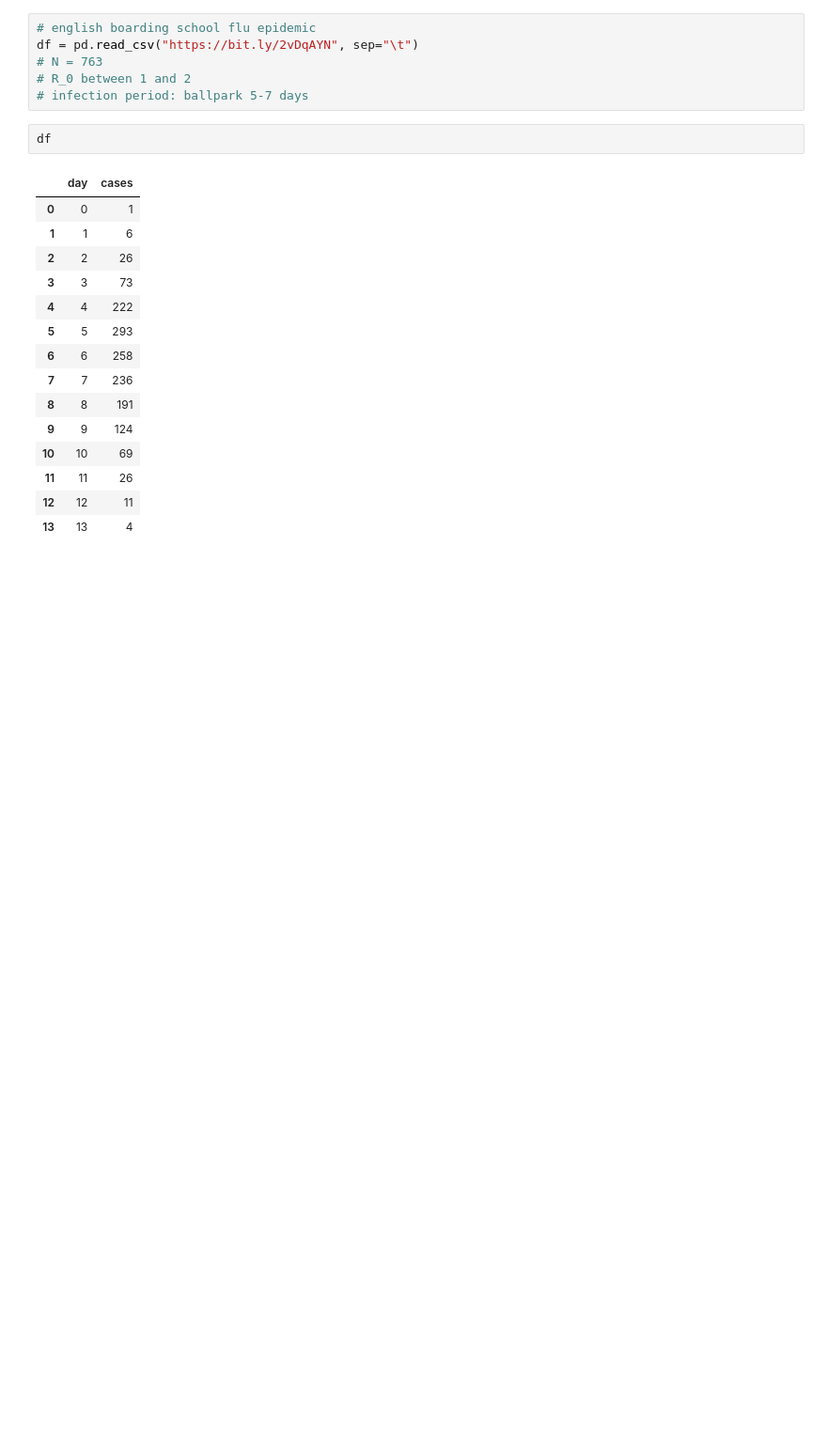
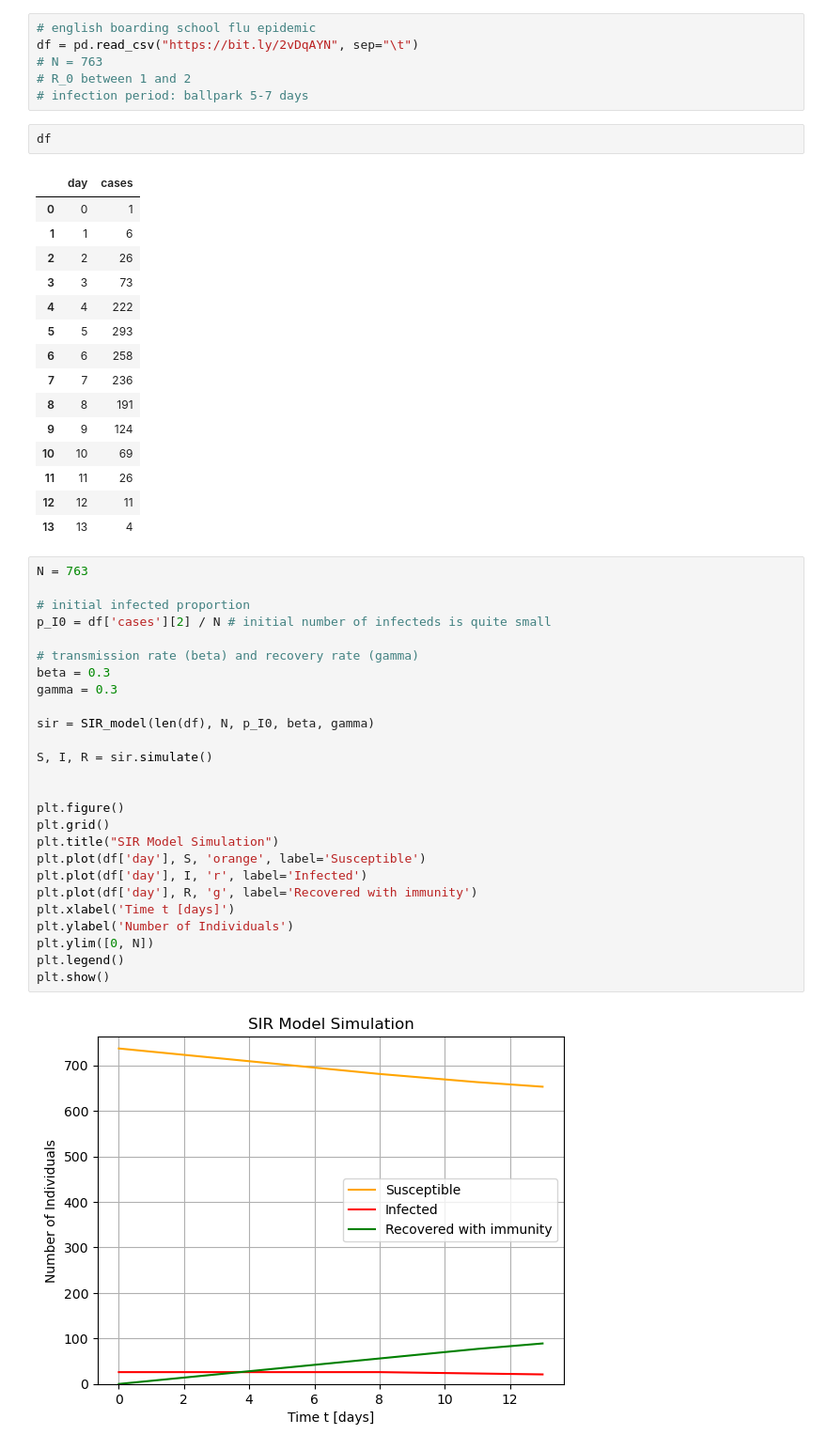
Before and after one commit to epibayes/covid-spatial-modeling, a Jupyter notebook: SIR_model.ipynb, the cells around one changed output. Shown at 94% size. Saved outputs shown, nothing was run; the diff lists cells and outputs as text; blank space fills up the shorter version.

```diff
--- a/SIR_model.ipynb
+++ b/SIR_model.ipynb
@@ -60,3 +71,31 @@ df
 | 11 | 11 | 26 |
 | 12 | 12 | 11 |
 | 13 | 13 | 4 |
+# %%
+N = 763
+
+# initial infected proportion
+p_I0 = df['cases'][2] / N # initial number of infecteds is quite small
+
+# transmission rate (beta) and recovery rate (gamma)
+beta = 0.3
+gamma = 0.3
+
+sir = SIR_model(len(df), N, p_I0, beta, gamma)
+
+S, I, R = sir.simulate()
+
+
+plt.figure()
+plt.grid()
+plt.title("SIR Model Simulation")
+plt.plot(df['day'], S, 'orange', label='Susceptible')
+plt.plot(df['day'], I, 'r', label='Infected')
+plt.plot(df['day'], R, 'g', label='Recovered with immunity')
+plt.xlabel('Time t [days]')
+plt.ylabel('Number of Individuals')
+plt.ylim([0, N])
+plt.legend()
+plt.show()
+# %% [output]
+[figure, added]
```
Also changed, not shown: parts of 18 cells of this notebook, 1 other file.
